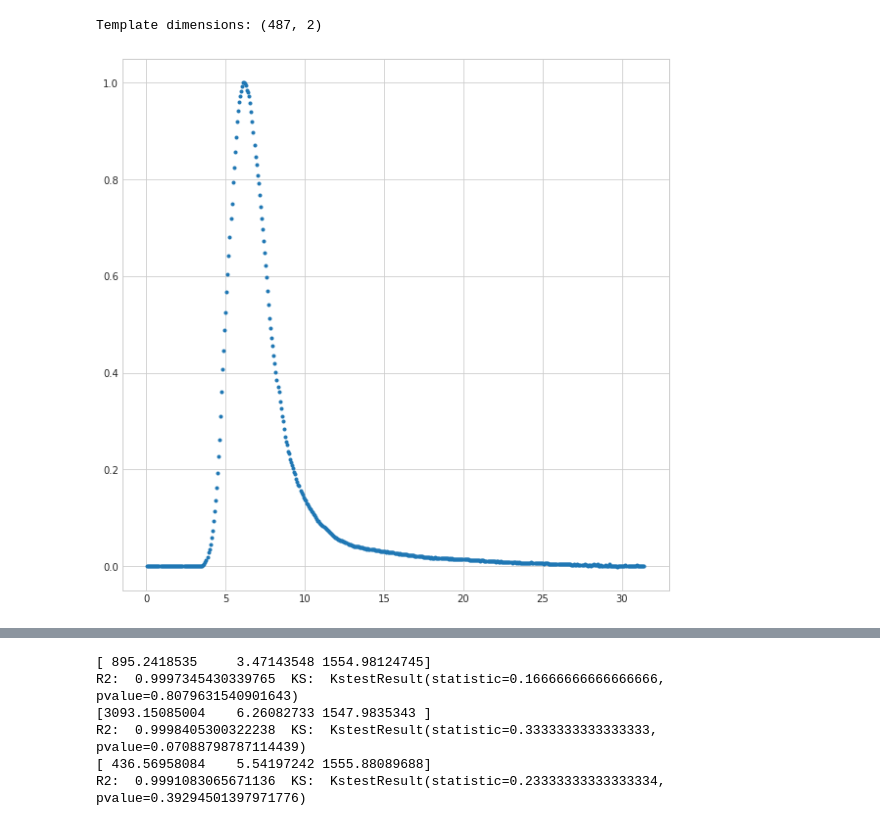
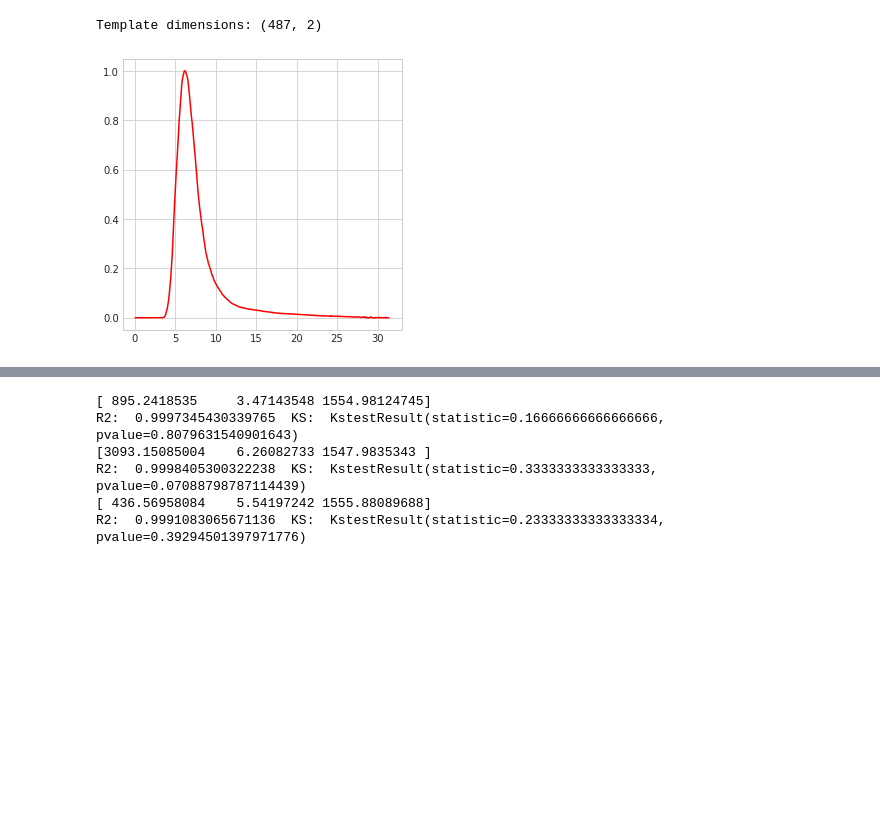
Before and after one commit to regmi-sijan/ml4cal, a Jupyter notebook: testbeam/template.ipynb, the cells around one changed output, grey strips where cells are left out. Saved outputs shown, nothing was run; the diff lists cells and outputs as text; code cells hidden in the pictures; blank space fills up the shorter version.

```diff
--- a/testbeam/template.ipynb
+++ b/testbeam/template.ipynb
@@ -26,17 +26,17 @@ from    scipy.stats import ks_2samp
 # %%
 from numpy import loadtxt
 
 template = loadtxt('template.csv', delimiter=',')
 print(f'''Template dimensions: {template.shape}''')
 
 # for entry in template: print(entry) print(template[:,0]) print(template[:,1])
 
 plt.style.use('seaborn-whitegrid')
-plt.rcParams["figure.figsize"] = (10,10)
+plt.rcParams["figure.figsize"] = (5,5)
 
-_ = plt.plot(template[:,0], template[:,1], '.')
+_ = plt.plot(template[:,0], template[:,1], '-r')
 # %% [output]
 Template dimensions: (487, 2)
-[figure, old version]
+[figure, new version]
 # %%
 def tempfit(x, *par):
```
Also changed, not shown: parts of 5 cells of this notebook, 1 other file.
